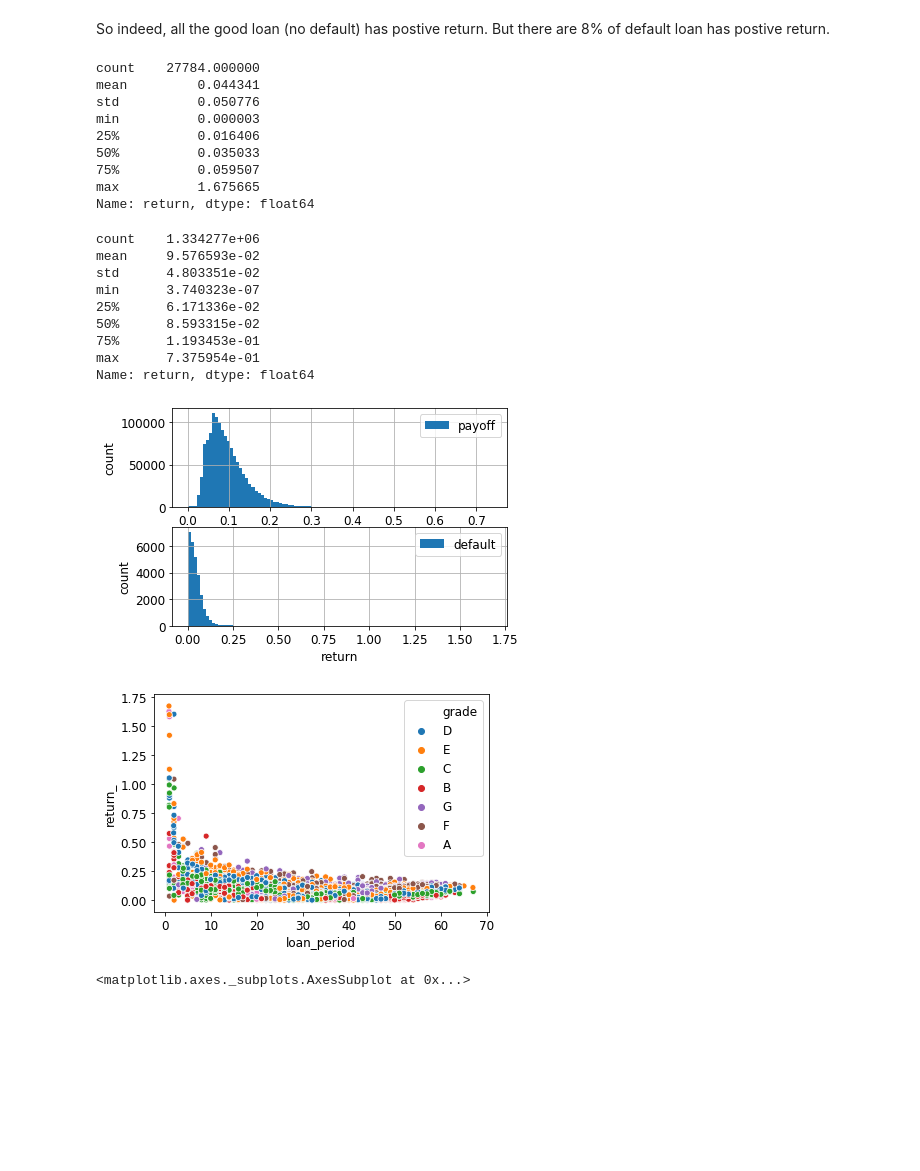
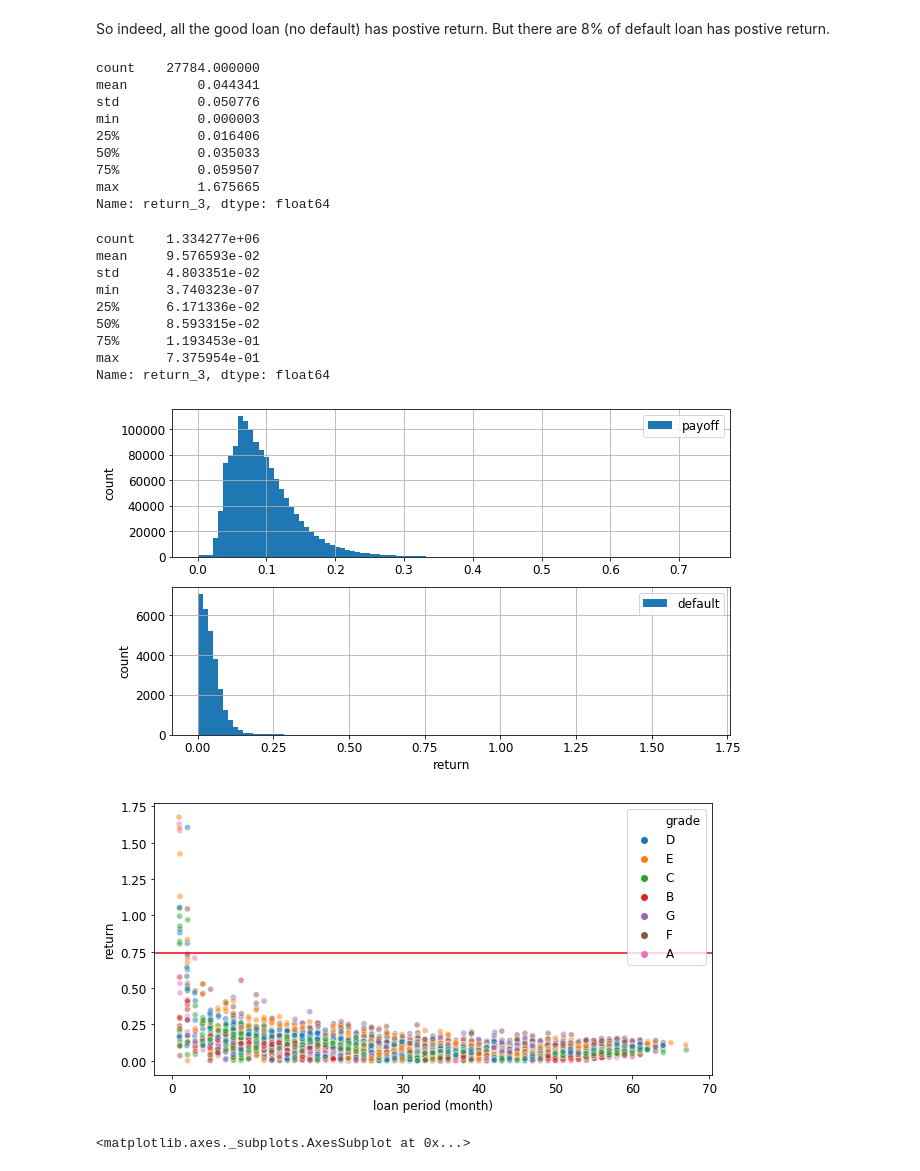
Before and after one commit to cyuancheng/Lending_Club, a Jupyter notebook: 05_LC_StatisticalDataAnalysis.ipynb, the cells around one changed output. Drawn from its saved outputs; the diff is of its cells as text; code cells hidden in the pictures; blank space fills up the shorter version.

```diff
--- a/05_LC_StatisticalDataAnalysis.ipynb
+++ b/05_LC_StatisticalDataAnalysis.ipynb
@@ -82,5 +81,6 @@ df_loan_amnt = df.groupby('issue_d')['loan_amnt'].mean().to_frame()
 # %%
 df_loan_amnt.plot(figsize=(10,5))
+plt.rcParams.update({'font.size': 16})
 plt.ylabel('Mean loan amount', fontsize=16)
 plt.xlabel('Issue date', fontsize=16)
 plt.title('Mean loan amount requested over time', fontsize=16)
@@ -123,10 +123,11 @@ Critical Values:
 Since the time-series data is not stationary, we can expect it contains seasonal info. We can decompose a time series into the three different components: trend, seasonality, and stationary noise.
 # %%
 from statsmodels.tsa.seasonal import seasonal_decompose
-#plt.figure(figsize=(15,6))
-#decompfreq = int(24*60/15*7)
-result = seasonal_decompose(df_loan_amnt , model='additive')
+from pylab import rcParams
+rcParams['figure.figsize'] = 10, 6
+
+result = seasonal_decompose(df_loan_amnt,  model='additive')
 result.plot()
-plt.xlabel('issue date')
+plt.xlabel('Issue date')
 plt.show()
 # %% [output]
@@ -149,6 +155,3 @@ $t$ is the loan period in month (loan period)
 
 * this simple model does not consider reinvestiment.
-# %%
-df['return_'] = ( (df['total_pymnt'] - df['funded_amnt'] )
-                                            / df['funded_amnt'] ) * (12 / df['loan_period'])
 # %%
@@ -335,11 +349,11 @@ payoff & loss = 0.0
 # %% [markdown]
 So indeed, all the good loan (no default) has postive return. But there are 8% of default loan has postive return.
 # %%
-df_default_pos = df.query('target == 1 & return_ >0')#['return']
-df_payoff_pos = df.query('target == 0 & return_ >0')#['return']
+df_default_pos = df.query('target == 1 & return_3 >0')#['return']
+df_payoff_pos = df.query('target == 0 & return_3 >0')#['return']
 # %%
-display(df_default_pos['return_'].describe())
-display(df_payoff_pos['return_'].describe())
+display(df_default_pos['return_3'].describe())
+display(df_payoff_pos['return_3'].describe())
 # %% [output]
 count    27784.000000
 mean         0.044341
@@ -349,7 +363,7 @@ min          0.000003
 50%          0.035033
 75%          0.059507
 max          1.675665
-Name: return, dtype: float64
+Name: return_3, dtype: float64
 count    1.334277e+06
 mean     9.576593e-02
 std      4.803351e-02
@@ -358,27 +372,31 @@ min      3.740323e-07
 50%      8.593315e-02
 75%      1.193453e-01
 max      7.375954e-01
-Name: return, dtype: float64
+Name: return_3, dtype: float64
 # %%
 plt.subplot(211)
-df_payoff_pos['return_'].hist(bins=100, label='payoff')
+df_payoff_pos['return_3'].hist(bins=100, label='payoff')
 plt.legend()
 plt.ylabel('count')
 plt.subplot(212)
-df_default_pos['return_'].hist(bins=100, label='default')
+df_default_pos['return_3'].hist(bins=100, label='default')
 plt.ylabel('count')
 plt.xlabel('return')
 plt.legend()
 plt.show()
 # %% [output]
-[figure, old version]
+[figure, new version]
 # %%
 #plt.scatter(df_default_pos['loan_period'], df_default_pos['return_'])
-sns.scatterplot(x='loan_period', y='return_', hue='grade', data=df_default_pos)
+plt.figure(figsize=(10,5))
+sns.scatterplot(x='loan_period', y='return_3', hue='grade', alpha=0.5, data=df_default_pos)
+plt.xlabel('loan period (month)')
+plt.axhline(np.max(df[df['target']==0]['return_3']), color='r', linestyle='-')
+plt.ylabel('return')
 #plt.xlim([0,5])
 plt.show()
 # %% [output]
-[figure, old version]
+[figure, new version]
 # %%
 sns.scatterplot(x='loan_period', y='return_', data=df_payoff_pos)
 # %% [output]
```
Also changed, not shown: parts of 28 cells of this notebook.
